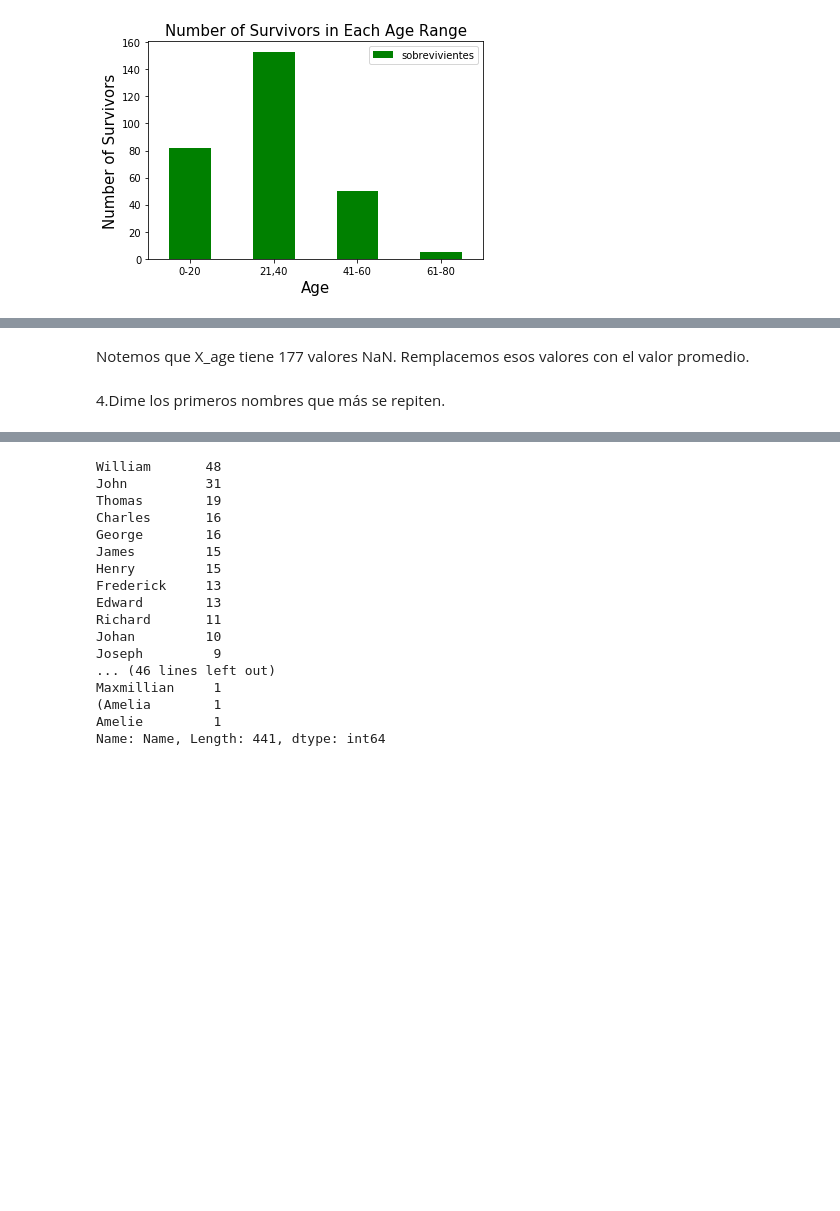
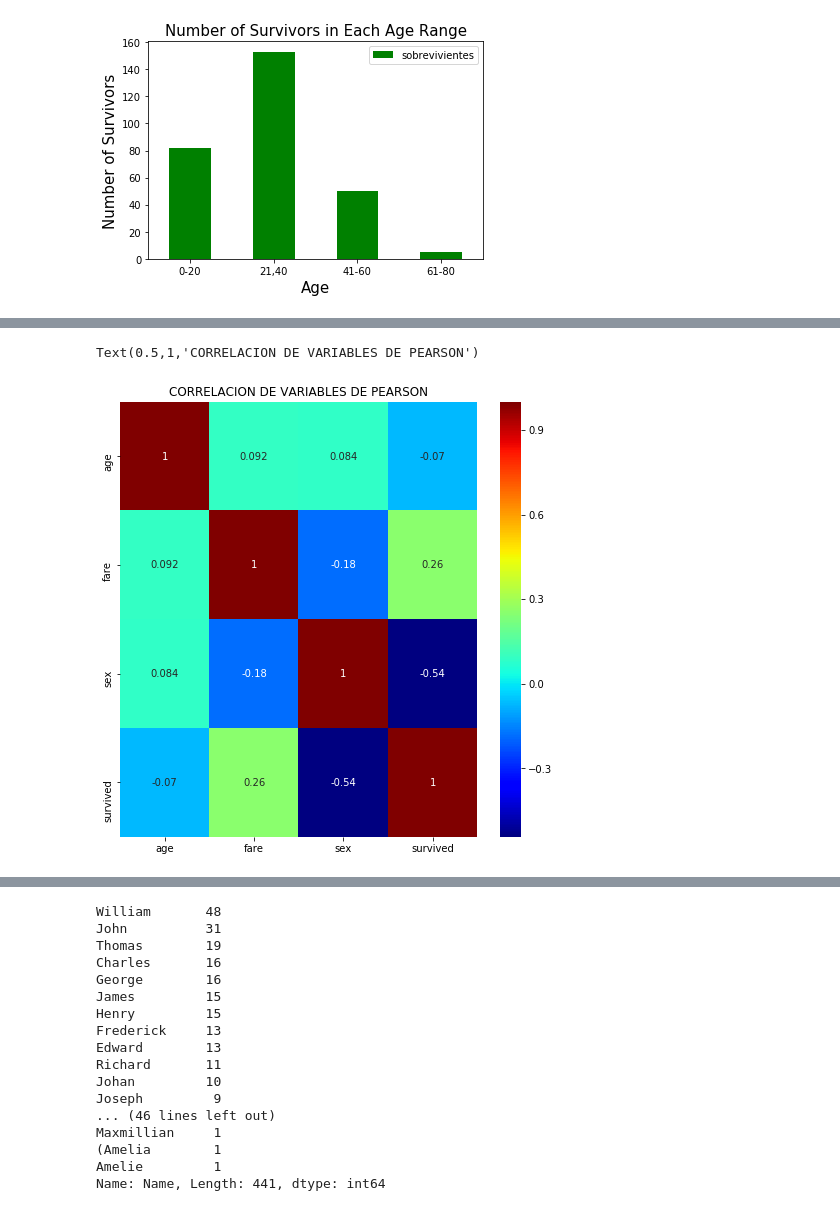
Before and after one commit to EugenioLey/DS-Serchenio, a Jupyter notebook: TitanicS.ipynb, the cells around one changed output, grey strips where cells are left out. Saved outputs shown, nothing was run; the diff lists cells and outputs as text; code cells hidden in the pictures; blank space fills up the shorter version.

```diff
--- a/TitanicS.ipynb
+++ b/TitanicS.ipynb
@@ -230,2 +197,0 @@ print(X_ag.isnull().sum(),'NaN en X_age')
-# %% [markdown]
-Notemos que X_age tiene 177 valores NaN. Remplacemos esos valores con el valor promedio.
@@ -236,2 +197,0 @@ X = imputer.transform(X)
-# %% [markdown]
-4.Dime los primeros nombres que más se repiten.
@@ -237,0 +201,29 @@ X = imputer.transform(X)
+# %%
+HeatMap = data[['age','fare','survived','sex']].values
+
+#Fix missing Data using the mean method
+#Imputer is gonna fix the missing data NaN using mean
+imputer = Imputer(missing_values = 'NaN',strategy = 'mean', axis=0)
+
+#Imputer is fixed to the object
+imputer = imputer.fit(HeatMap[:,0:2])
+
+# NaN replace by mean
+HeatMap[:,0:2] = imputer.transform(HeatMap[:,0:2])
+
+#LabelEncoder va a cambiar las categorías de letras a números
+labelencoder_X = LabelEncoder()
+
+#Columna cero transformada Francia = 0, España = 2, Alemania = 1
+HeatMap[:,3] = labelencoder_X.fit_transform(HeatMap[:,3])
+
+HeatMap = pd.DataFrame({ 'age' : HeatMap[:,0], 'fare' : HeatMap[:,1], 'survived' : HeatMap[:,2], 'sex' : HeatMap[:,3]})
+
+HeatMap = HeatMap.astype('float64')
+# %%
+plt.figure(figsize=(8,8))
+sns.heatmap(HeatMap.corr(),cmap='jet',annot=True)
+plt.title('CORRELACION DE VARIABLES DE PEARSON')
+# %% [output]
+Text(0.5,1,'CORRELACION DE VARIABLES DE PEARSON')
+[figure, added]
```
Also changed, not shown: parts of 10 cells of this notebook, 1 other file.
